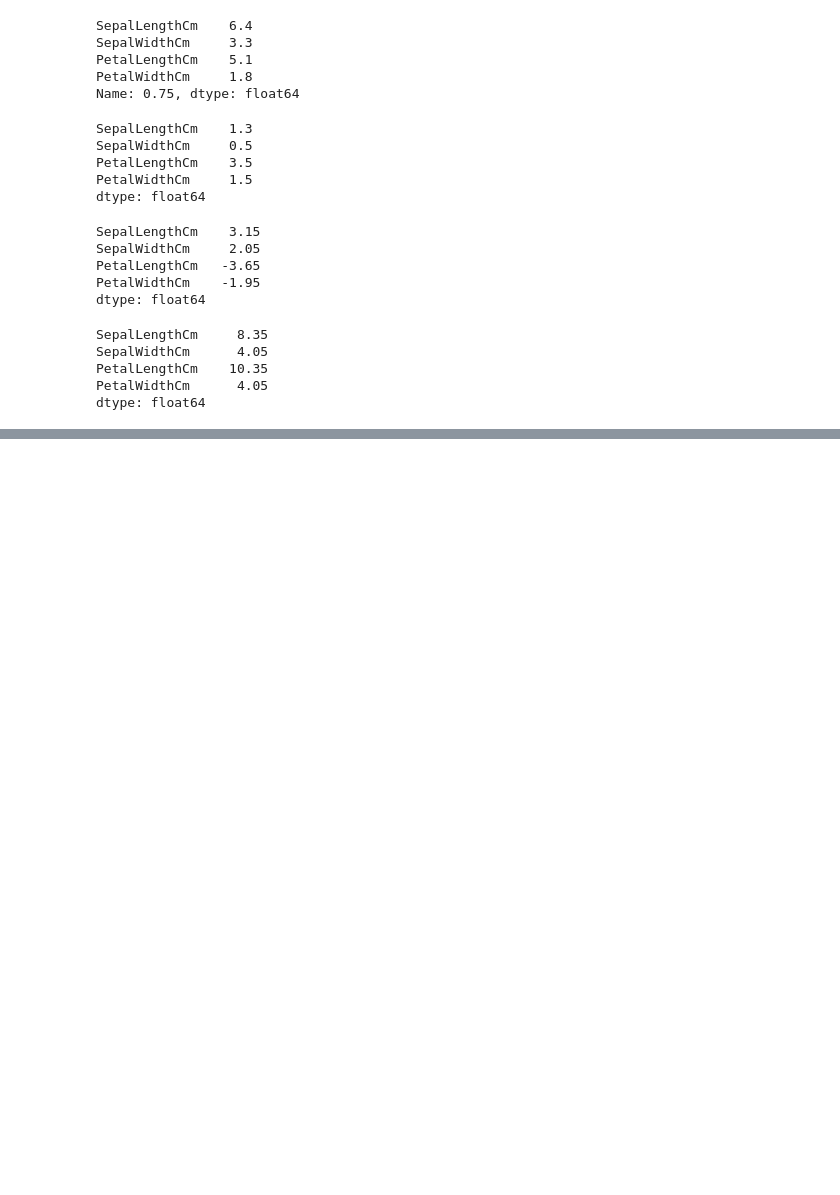
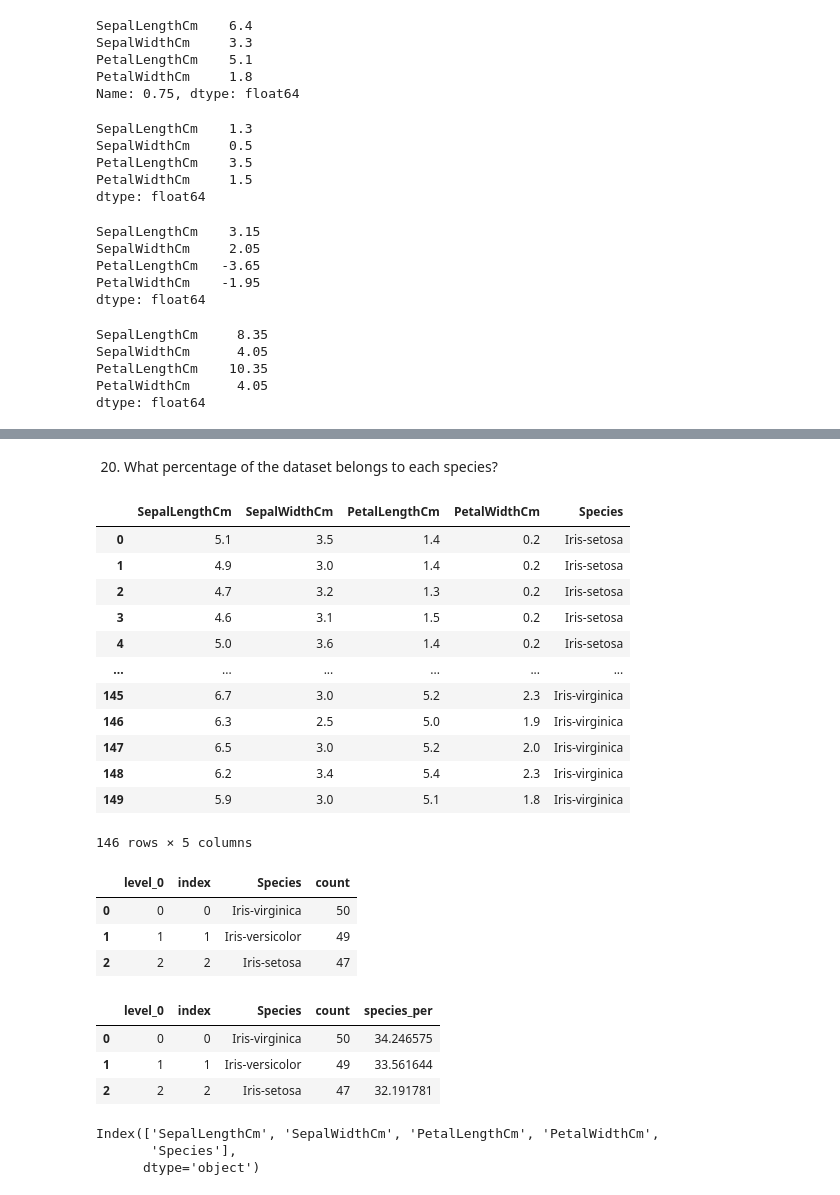
Before and after one commit to thasvithu/iNeuron-Full-Stack-Data-Science, a Jupyter notebook: 05 Machine Learning/Practice/01 Work with Iris Dataset/Untitled.ipynb, the cells around one changed output, grey strips where cells are left out. Saved outputs shown, nothing was run; the diff lists cells and outputs as text; code cells hidden in the pictures; blank space fills up the shorter version.

```diff
--- a/05 Machine Learning/Practice/01 Work with Iris Dataset/Untitled.ipynb
+++ b/05 Machine Learning/Practice/01 Work with Iris Dataset/Untitled.ipynb
@@ -672,0 +727,19 @@ dtype: int64
+# %% [markdown]
+20. What percentage of the dataset belongs to each species?
+# %%
+iris_copy = no_outliers.copy()
+iris_copy
+# %% [output]
+|  | SepalLengthCm | SepalWidthCm | PetalLengthCm | PetalWidthCm | Species |
+| 0 | 5.1 | 3.5 | 1.4 | 0.2 | Iris-setosa |
+| 1 | 4.9 | 3.0 | 1.4 | 0.2 | Iris-setosa |
+| 2 | 4.7 | 3.2 | 1.3 | 0.2 | Iris-setosa |
+| 3 | 4.6 | 3.1 | 1.5 | 0.2 | Iris-setosa |
+| 4 | 5.0 | 3.6 | 1.4 | 0.2 | Iris-setosa |
+| ... | ... | ... | ... | ... | ... |
+| 145 | 6.7 | 3.0 | 5.2 | 2.3 | Iris-virginica |
+| 146 | 6.3 | 2.5 | 5.0 | 1.9 | Iris-virginica |
+| 147 | 6.5 | 3.0 | 5.2 | 2.0 | Iris-virginica |
+| 148 | 6.2 | 3.4 | 5.4 | 2.3 | Iris-virginica |
+| 149 | 5.9 | 3.0 | 5.1 | 1.8 | Iris-virginica |
+146 rows × 5 columns
@@ -672,0 +748,21 @@ dtype: int64
+# %%
+species_per = species_per.reset_index()
+species_per
+# %% [output]
+|  | level_0 | index | Species | count |
+| 0 | 0 | 0 | Iris-virginica | 50 |
+| 1 | 1 | 1 | Iris-versicolor | 49 |
+| 2 | 2 | 2 | Iris-setosa | 47 |
+# %%
+species_per.assign(species_per = lambda df : df["count"] * 100 / 146)
+# %% [output]
+|  | level_0 | index | Species | count | species_per |
+| 0 | 0 | 0 | Iris-virginica | 50 | 34.246575 |
+| 1 | 1 | 1 | Iris-versicolor | 49 | 33.561644 |
+| 2 | 2 | 2 | Iris-setosa | 47 | 32.191781 |
+# %%
+iris_copy.columns
+# %% [output]
+Index(['SepalLengthCm', 'SepalWidthCm', 'PetalLengthCm', 'PetalWidthCm',
+       'Species'],
+      dtype='object')
```
Also changed, not shown: parts of 14 cells of this notebook.
